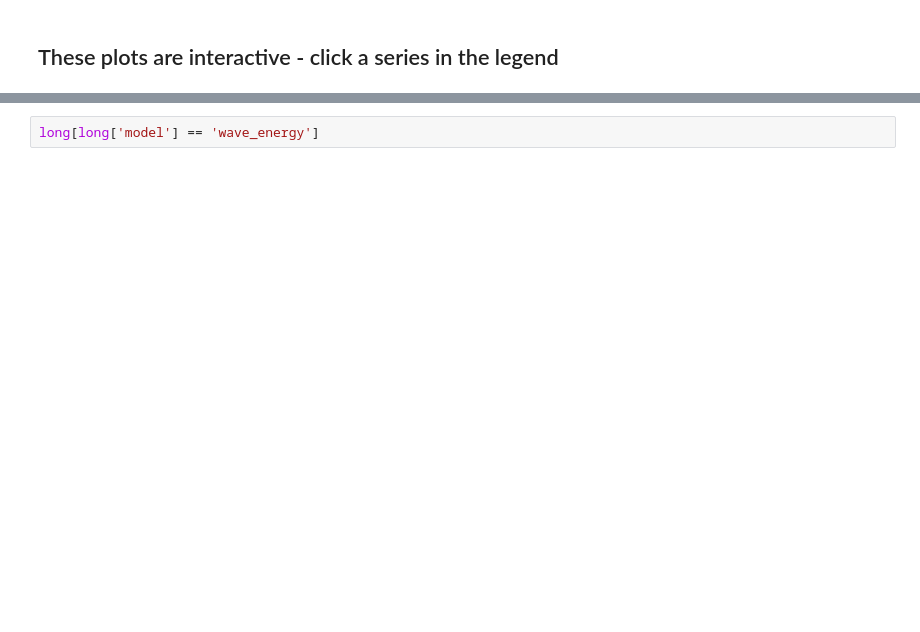
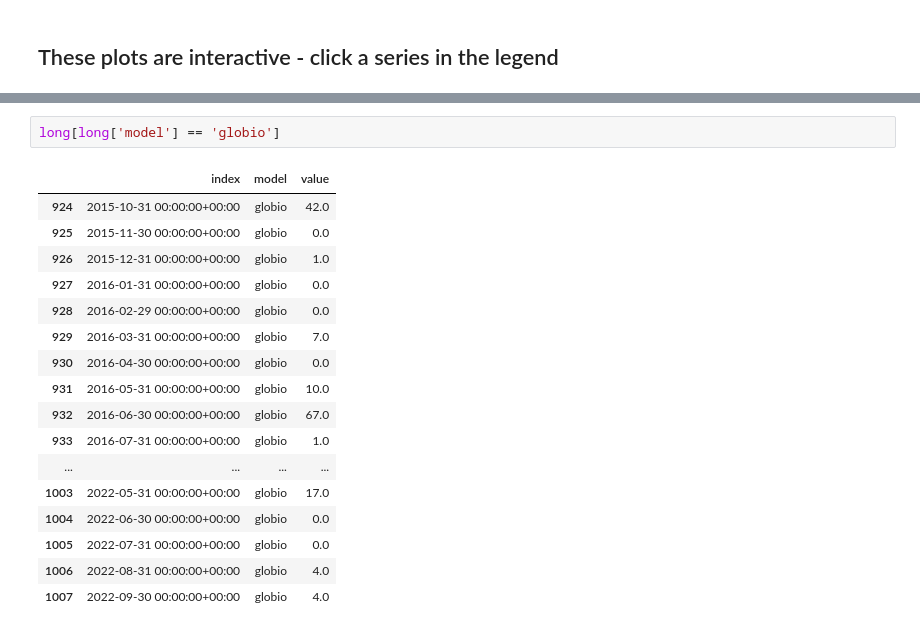
Before and after one commit to davemfish/invest-usage-stats, a Jupyter notebook: invest_usage_stats.ipynb, the cells around one changed output, grey strips where cells are left out. Drawn from its saved outputs; the diff is of its cells as text; blank space fills up the shorter version.

```diff
--- a/invest_usage_stats.ipynb
+++ b/invest_usage_stats.ipynb
@@ -195,2 +204,20 @@ plot_model_counts_over_time(low_use_models, 'low-use models (including some that
 # %%
-long[long['model'] == 'wave_energy']
+long[long['model'] == 'globio']
+# %% [output]
+|  | index | model | value |
+| 924 | 2015-10-31 00:00:00+00:00 | globio | 42.0 |
+| 925 | 2015-11-30 00:00:00+00:00 | globio | 0.0 |
+| 926 | 2015-12-31 00:00:00+00:00 | globio | 1.0 |
+| 927 | 2016-01-31 00:00:00+00:00 | globio | 0.0 |
+| 928 | 2016-02-29 00:00:00+00:00 | globio | 0.0 |
+| 929 | 2016-03-31 00:00:00+00:00 | globio | 7.0 |
+| 930 | 2016-04-30 00:00:00+00:00 | globio | 0.0 |
+| 931 | 2016-05-31 00:00:00+00:00 | globio | 10.0 |
+| 932 | 2016-06-30 00:00:00+00:00 | globio | 67.0 |
+| 933 | 2016-07-31 00:00:00+00:00 | globio | 1.0 |
+| ... | ... | ... | ... |
+| 1003 | 2022-05-31 00:00:00+00:00 | globio | 17.0 |
+| 1004 | 2022-06-30 00:00:00+00:00 | globio | 0.0 |
+| 1005 | 2022-07-31 00:00:00+00:00 | globio | 0.0 |
+| 1006 | 2022-08-31 00:00:00+00:00 | globio | 4.0 |
+| 1007 | 2022-09-30 00:00:00+00:00 | globio | 4.0 |
```
Also changed, not shown: parts of 5 cells of this notebook.
